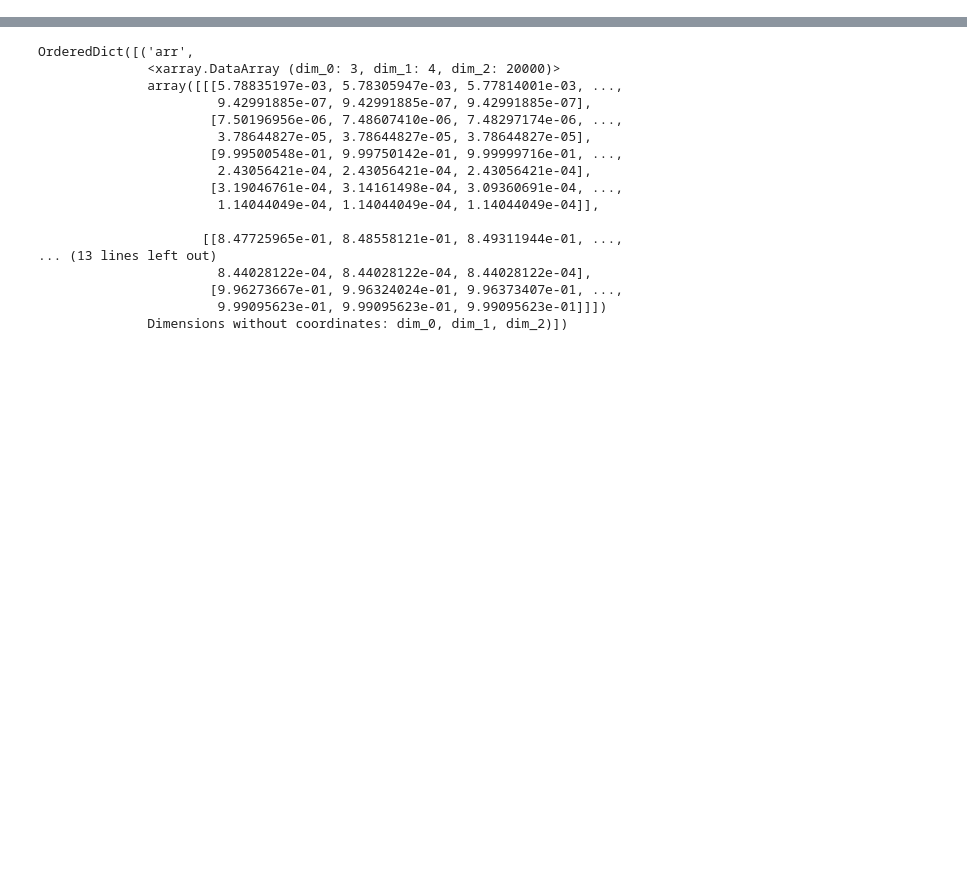
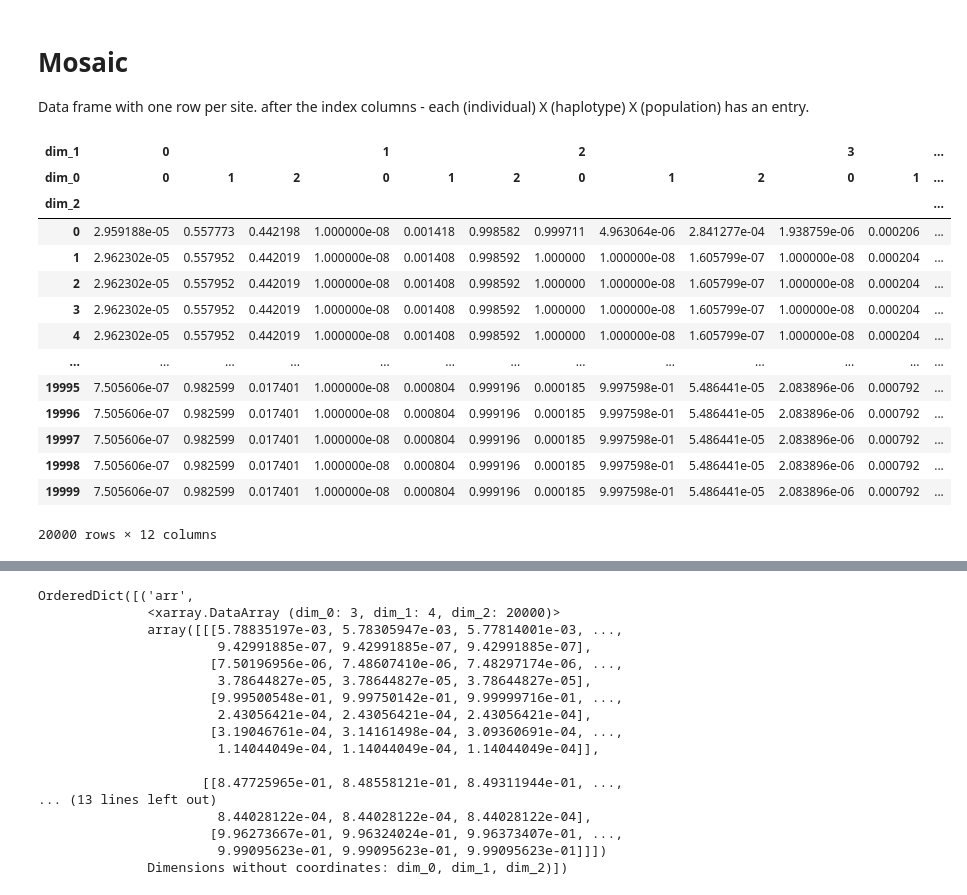
Before and after one commit to rwaples/lai-sim, a Jupyter notebook: workflow/notebooks/scratch.ipynb, the cells around one changed output, grey strips where cells are left out. Saved outputs shown, nothing was run; the diff lists cells and outputs as text; code cells hidden in the pictures; blank space fills up the shorter version.

```diff
--- a/workflow/notebooks/scratch.ipynb
+++ b/workflow/notebooks/scratch.ipynb
@@ -12,0 +35,28 @@ path2 = '/home/kele/Documents/lai/lai-sim/results/MOSAIC/AmericanAdmixture_4B11/
+# %% [markdown]
+# Mosaic
+Data frame with one row per site.
+after the index columns - each (individual) X (haplotype) X (population) has an entry.
+# %%
+mosaic_path = '/home/kele/Documents/lai/lai-sim/results/AmericanAdmixture_4B11/AA_42/short_run/MOSAIC/la_probabilites.3way_1-2_22-22_1204_60_0.99_100.RData'
+mosaic_path2 = '/home/kele/Documents/lai/lai-sim/results/AmericanAdmixture_4B11/AA_42/short_run/MOSAIC/localanc_admixed_3way_1-2_22-22_1204_60_0.99_100.RData'
+
+mosaic_res = pyreadr.read_r(mosaic_path)
+mr = mosaic_res['arr']
+mr = mr.to_dataframe(name = 'boo').reset_index()
+mr.pivot_table(index ='dim_2', columns = ['dim_1', 'dim_0'], values = 'boo')
+# %% [output]
+| dim_1 | 0 |  |  | 1 |  |  | 2 |  |  | 3 |  | ... |
+| dim_0 | 0 | 1 | 2 | 0 | 1 | 2 | 0 | 1 | 2 | 0 | 1 | ... |
+| dim_2 |  |  |  |  |  |  |  |  |  |  |  | ... |
+| 0 | 2.959188e-05 | 0.557773 | 0.442198 | 1.000000e-08 | 0.001418 | 0.998582 | 0.999711 | 4.963064e-06 | 2.841277e-04 | 1.938759e-06 | 0.000206 | ... |
+| 1 | 2.962302e-05 | 0.557952 | 0.442019 | 1.000000e-08 | 0.001408 | 0.998592 | 1.000000 | 1.000000e-08 | 1.605799e-07 | 1.000000e-08 | 0.000204 | ... |
+| 2 | 2.962302e-05 | 0.557952 | 0.442019 | 1.000000e-08 | 0.001408 | 0.998592 | 1.000000 | 1.000000e-08 | 1.605799e-07 | 1.000000e-08 | 0.000204 | ... |
+| 3 | 2.962302e-05 | 0.557952 | 0.442019 | 1.000000e-08 | 0.001408 | 0.998592 | 1.000000 | 1.000000e-08 | 1.605799e-07 | 1.000000e-08 | 0.000204 | ... |
+| 4 | 2.962302e-05 | 0.557952 | 0.442019 | 1.000000e-08 | 0.001408 | 0.998592 | 1.000000 | 1.000000e-08 | 1.605799e-07 | 1.000000e-08 | 0.000204 | ... |
+| ... | ... | ... | ... | ... | ... | ... | ... | ... | ... | ... | ... | ... |
+| 19995 | 7.505606e-07 | 0.982599 | 0.017401 | 1.000000e-08 | 0.000804 | 0.999196 | 0.000185 | 9.997598e-01 | 5.486441e-05 | 2.083896e-06 | 0.000792 | ... |
+| 19996 | 7.505606e-07 | 0.982599 | 0.017401 | 1.000000e-08 | 0.000804 | 0.999196 | 0.000185 | 9.997598e-01 | 5.486441e-05 | 2.083896e-06 | 0.000792 | ... |
+| 19997 | 7.505606e-07 | 0.982599 | 0.017401 | 1.000000e-08 | 0.000804 | 0.999196 | 0.000185 | 9.997598e-01 | 5.486441e-05 | 2.083896e-06 | 0.000792 | ... |
+| 19998 | 7.505606e-07 | 0.982599 | 0.017401 | 1.000000e-08 | 0.000804 | 0.999196 | 0.000185 | 9.997598e-01 | 5.486441e-05 | 2.083896e-06 | 0.000792 | ... |
+| 19999 | 7.505606e-07 | 0.982599 | 0.017401 | 1.000000e-08 | 0.000804 | 0.999196 | 0.000185 | 9.997598e-01 | 5.486441e-05 | 2.083896e-06 | 0.000792 | ... |
+20000 rows × 12 columns
```
Also changed, not shown: parts of 24 cells of this notebook, 18 other files.
